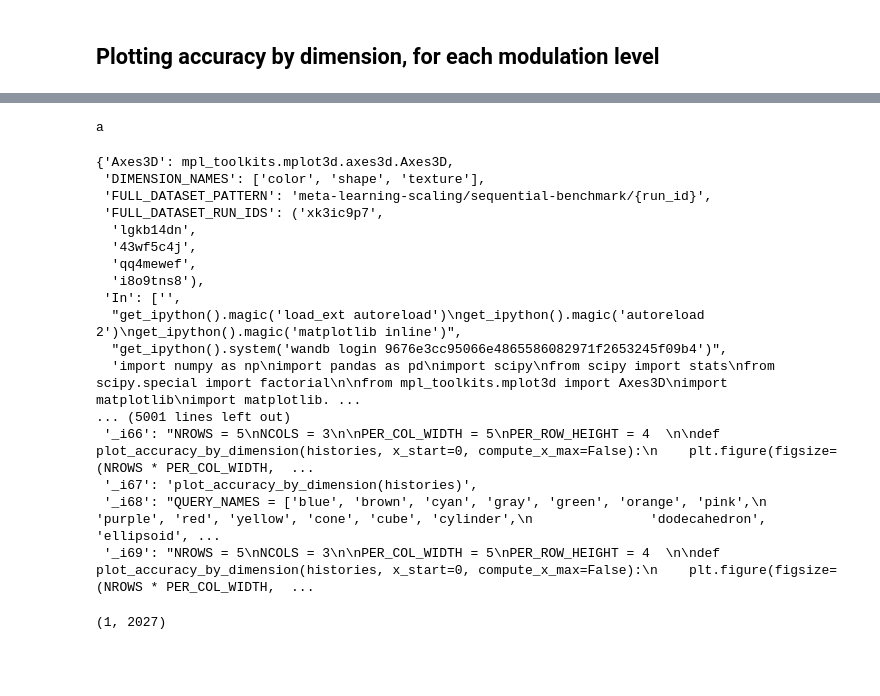
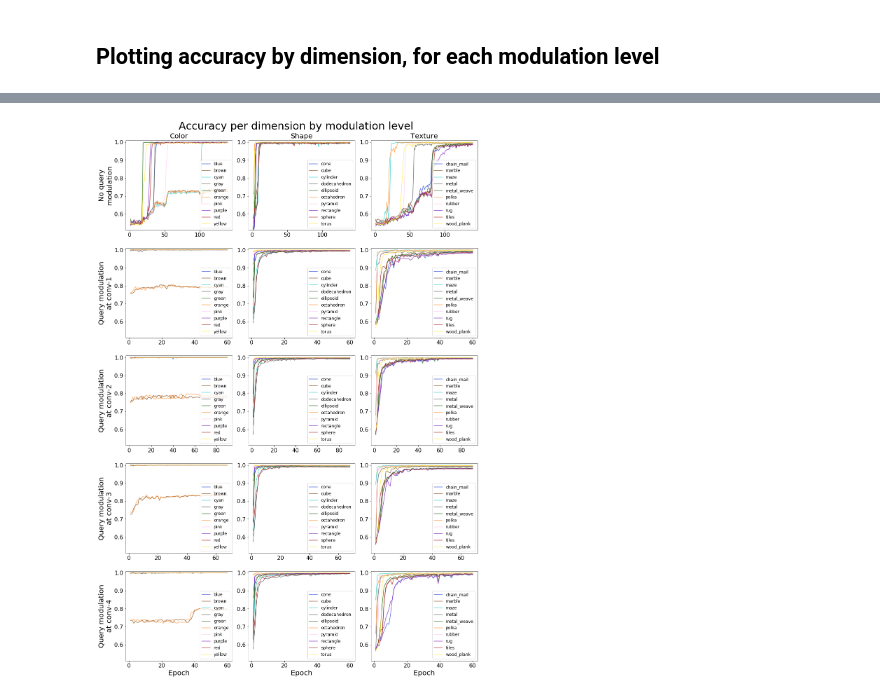
Before and after one commit to guydav/deep-learning-projects, a Jupyter notebook: notebooks/Meta_Learning_Data_Analysis_query_mod_entire_dataset.ipynb, the cells around one changed output, grey strips where cells are left out. Cells and saved outputs as stored; diff of their text form; code cells hidden in the pictures; blank space fills up the shorter version.

```diff
--- a/notebooks/Meta_Learning_Data_Analysis_query_mod_entire_dataset.ipynb
+++ b/notebooks/Meta_Learning_Data_Analysis_query_mod_entire_dataset.ipynb
@@ -25,6 +25,12 @@ import tabulate
 import wandb
 # %%
 np.set_printoptions(linewidth=100)
+# %%
+MIN_FONT_SIZE = 16
+LABELS_FONT_SIZE = 20
+
+matplotlib.rcParams.update({'font.size': MIN_FONT_SIZE})
+FONT_DICT = dict(fontsize=LABELS_FONT_SIZE)
 # %% [markdown]
 ## Fetch the relevant runs from WandB
 # %%
@@ -105,6 +128,17 @@ QUERY_NAMES = ['blue', 'brown', 'cyan', 'gray', 'green', 'orange', 'pink',
                'metal_weave', 'polka', 'rubber', 'rug', 'tiles', 'wood_plank']
 DIMENSION_NAMES = ['color', 'shape', 'texture']
 KEY_TEMPLATE = 'Test Per-Query Accuracy (dict).{task_id}'
+
+COLORS = dict(gray=(0.3411764705882353, 0.3411764705882353, 0.3411764705882353),
+              red=(0.6784313725490196, 0.13725490196078433, 0.13725490196078433),
+              blue=(0.16470588235294117, 0.29411764705882354, 0.8431372549019608),
+              green=(0.11372549019607843, 0.4117647058823529, 0.0784313725490196),
+              brown=(0.5058823529411764, 0.2901960784313726, 0.09803921568627451),
+              purple=(0.5058823529411764, 0.14901960784313725, 0.7529411764705882),
+              cyan=(0.1607843137254902, 0.8156862745098039, 0.8156862745098039),
+              yellow=(1.0, 0.9333333333333333, 0.2),
+              orange=(1.0, 0.5725490196078431, 0.2),
+              pink=(1.0, 0.803921568627451, 0.9529411764705882))
 # %%
 NROWS = 5
 NCOLS = 3
@@ -539,25 +222,0 @@ d = {1:2, 3:4}
-# %%
-for x in filter(lambda x: isinstance(d[x], (str,)), d):
-    print(x)
-# %% [output]
-a
-# %%
-locals()
-# %% [output]
-{'Axes3D': mpl_toolkits.mplot3d.axes3d.Axes3D,
- 'DIMENSION_NAMES': ['color', 'shape', 'texture'],
- 'FULL_DATASET_PATTERN': 'meta-learning-scaling/sequential-benchmark/{run_id}',
- 'FULL_DATASET_RUN_IDS': ('xk3ic9p7',
-  'lgkb14dn',
-  '43wf5c4j',
-  'qq4mewef',
-  'i8o9tns8'),
- 'In': ['',
-  "get_ipython().magic('load_ext autoreload')\nget_ipython().magic('autoreload 2')\nget_ipython().magic('matplotlib inline')",
-  "get_ipython().system('wandb login 9676e3cc95066e4865586082971f2653245f09b4')",
-  'import numpy as np\nimport pandas as pd\nimport scipy\nfrom scipy import stats\nfrom scipy.special import factorial\n\nfrom mpl_toolkits.mplot3d import Axes3D\nimport matplotlib\nimport matplotlib. ...
-... (5001 lines left out)
- '_i66': "NROWS = 5\nNCOLS = 3\n\nPER_COL_WIDTH = 5\nPER_ROW_HEIGHT = 4  \n\ndef plot_accuracy_by_dimension(histories, x_start=0, compute_x_max=False):\n    plt.figure(figsize=(NROWS * PER_COL_WIDTH,  ...
- '_i67': 'plot_accuracy_by_dimension(histories)',
- '_i68': "QUERY_NAMES = ['blue', 'brown', 'cyan', 'gray', 'green', 'orange', 'pink',\n               'purple', 'red', 'yellow', 'cone', 'cube', 'cylinder',\n               'dodecahedron', 'ellipsoid', ...
- '_i69': "NROWS = 5\nNCOLS = 3\n\nPER_COL_WIDTH = 5\nPER_ROW_HEIGHT = 4  \n\ndef plot_accuracy_by_dimension(histories, x_start=0, compute_x_max=False):\n    plt.figure(figsize=(NROWS * PER_COL_WIDTH,  ...
@@ -569,4 +223,5 @@ level, run_id = [int(x) for x in run.description.split('\n')[0][-6:].split('-')]
-# %%
-level, run_id
-# %% [output]
-(1, 2027)
+# %%
+ylim = (0.51, 1.01)
+plot_accuracy_by_dimension(histories, ylim=ylim, colors=COLORS)
+# %% [output]
+[figure, added]
```
Also changed, not shown: parts of 34 cells of this notebook.
